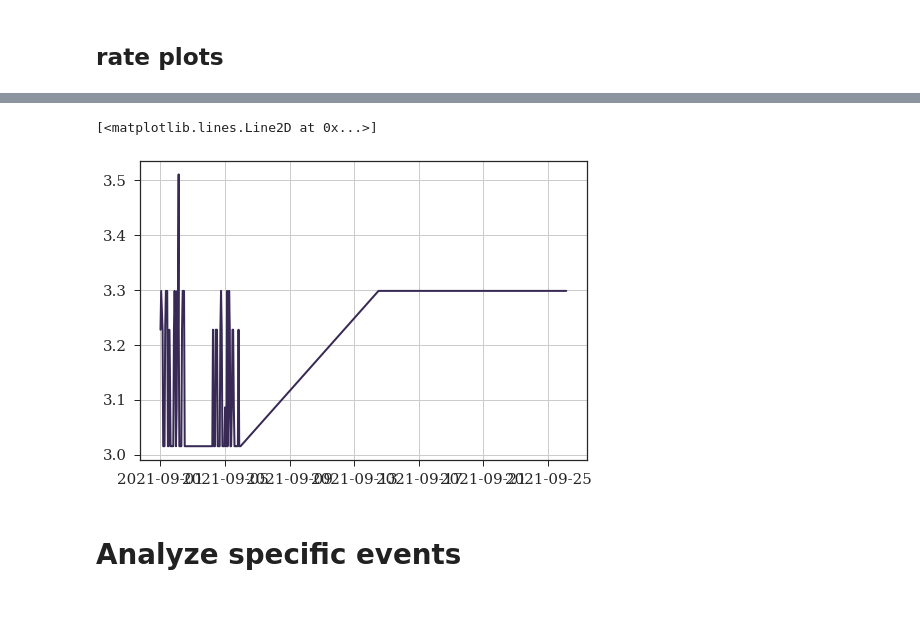
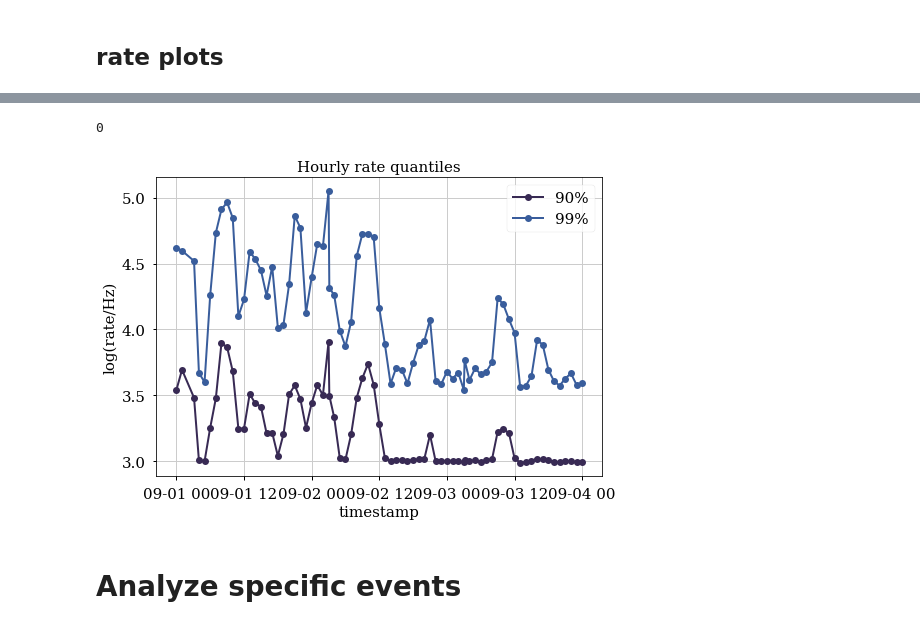
Before and after one commit to pone-software/strawb_package, a Jupyter notebook: examples/analysis_pmtspec.ipynb, the cells around one changed output, grey strips where cells are left out. Cells and saved outputs as stored; diff of their text form; code cells hidden in the pictures.

```diff
--- a/examples/analysis_pmtspec.ipynb
+++ b/examples/analysis_pmtspec.ipynb
@@ -403,8 +509,31 @@ Name: timestamp, Length: 125, dtype: bool
-# %%
-plt.plot(quantile_values.timestamp, quantile_values.q_50)
-# %% [output]
-[<matplotlib.lines.Line2D at 0x...>]
-[figure, removed]
+# %%
+quantile_values.timestamp[0].hour
+# %% [output]
+0
+# %%
+timestamp = np.datetime64("2021-09-04T00:00:00")
+mask = quantile_values.timestamp <= pd.Timestamp(timestamp, tz="utc")
+plt.plot(
+    quantile_values.timestamp[mask],
+    #f"day {quantile_values.timestamp[mask].day}, {quantile_values.timestamp[mask].hour} h",
+    quantile_values.q_90_weighted[mask],
+    marker="o",
+    label="90%",
+)
+plt.plot(
+    quantile_values.timestamp[mask],
+    #f"day {quantile_values.timestamp[mask].day}, {quantile_values.timestamp[mask].hour} h",
+    quantile_values.q_99_weighted[mask],
+    marker="o",
+    label="99%",
+)
+plt.ylabel("log(rate/Hz)")
+plt.xlabel("timestamp")
+plt.title("Hourly rate quantiles")
+plt.legend()
+plt.savefig("../no_git/plot_dump/rate_quantiles_per_hour.png")
+# %% [output]
+[figure, added]
 # %%
 rate_sum = good_trb_series.rate_hist.sum()
 weighted_rate_sum = good_trb_series.weighted_rate_hist.sum()
```
Also changed, not shown: parts of 19 cells of this notebook.
